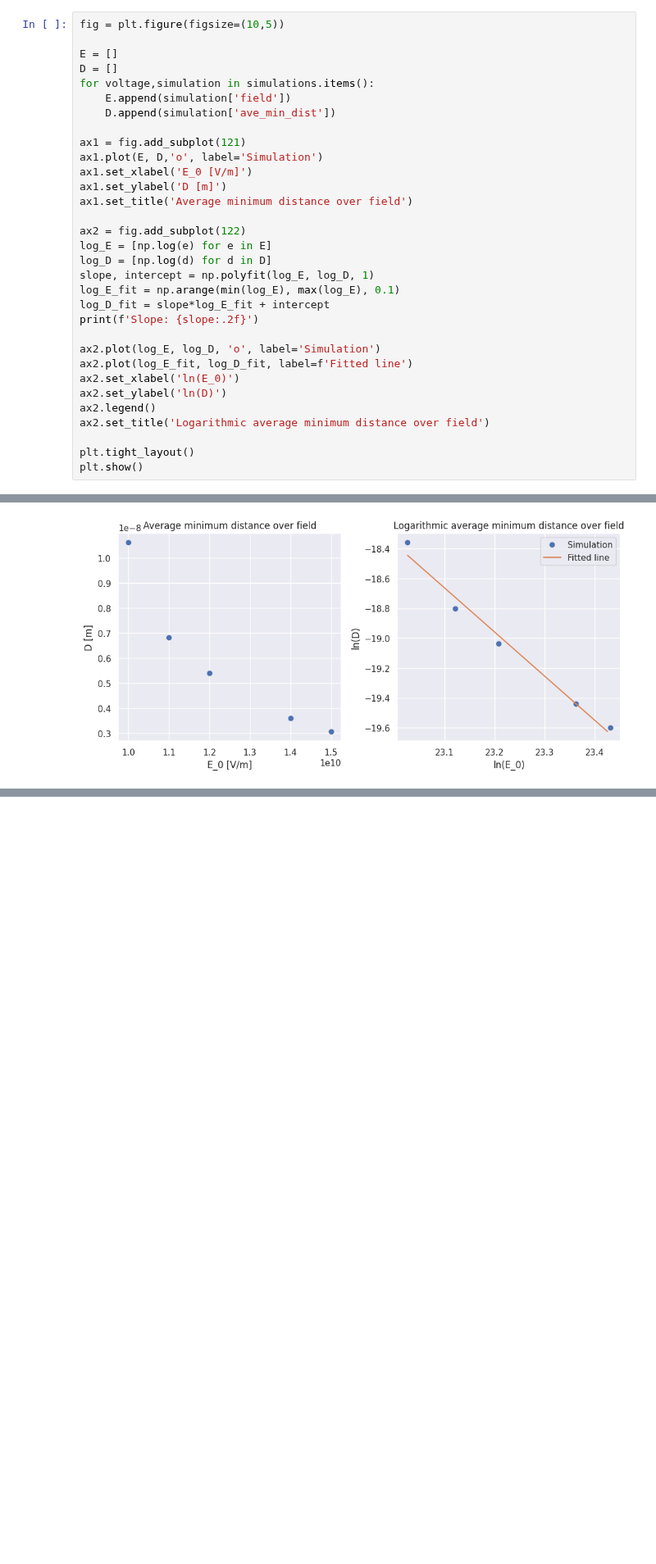
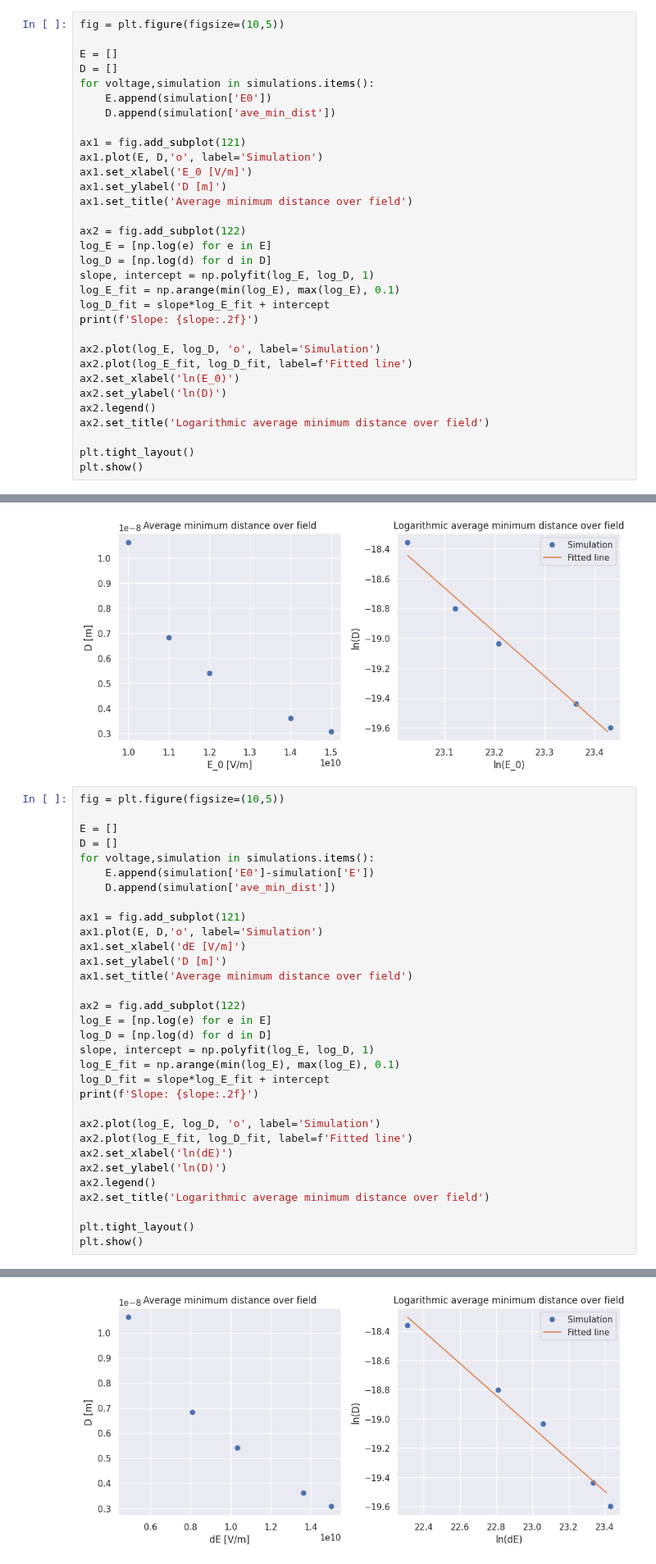
Before and after one commit to NanoPhysicsCenter/RUMDEED, a Jupyter notebook: Discrete behaviour/Ring emitter - Field/min_dist_analysis.ipynb, the cells around one changed output, grey strips where cells are left out. Shown at 82% size. Saved outputs shown, nothing was run; the diff lists cells and outputs as text; blank space fills up the shorter version.

```diff
--- a/Discrete behaviour/Ring emitter - Field/min_dist_analysis.ipynb
+++ b/Discrete behaviour/Ring emitter - Field/min_dist_analysis.ipynb
@@ -61,7 +70,7 @@ fig = plt.figure(figsize=(10,5))
 E = []
 D = []
 for voltage,simulation in simulations.items():
-    E.append(simulation['field'])
+    E.append(simulation['E0'])
     D.append(simulation['ave_min_dist'])
 
 ax1 = fig.add_subplot(121)
@@ -90,3 +99,36 @@ plt.show()
 # %% [output]
 Slope: -2.95
 [figure]
+# %%
+fig = plt.figure(figsize=(10,5))
+
+E = []
+D = []
+for voltage,simulation in simulations.items():
+    E.append(simulation['E0']-simulation['E'])
+    D.append(simulation['ave_min_dist'])
+
+ax1 = fig.add_subplot(121)
+ax1.plot(E, D,'o', label='Simulation')
+ax1.set_xlabel('dE [V/m]')
+ax1.set_ylabel('D [m]')
+ax1.set_title('Average minimum distance over field')
+
+ax2 = fig.add_subplot(122)
+log_E = [np.log(e) for e in E]
+log_D = [np.log(d) for d in D]
+slope, intercept = np.polyfit(log_E, log_D, 1)
+log_E_fit = np.arange(min(log_E), max(log_E), 0.1)
+log_D_fit = slope*log_E_fit + intercept
+print(f'Slope: {slope:.2f}')
+
+ax2.plot(log_E, log_D, 'o', label='Simulation')
+ax2.plot(log_E_fit, log_D_fit, label=f'Fitted line')
+ax2.set_xlabel('ln(dE)')
+ax2.set_ylabel('ln(D)')
+ax2.legend()
+ax2.set_title('Logarithmic average minimum distance over field')
+
+plt.tight_layout()
+plt.show()
+# %% [output]
@@ -92,0 +136 @@ Slope: -2.95
+[figure, added]
```
Also changed, not shown: parts of 5 cells of this notebook, 54 other files.
